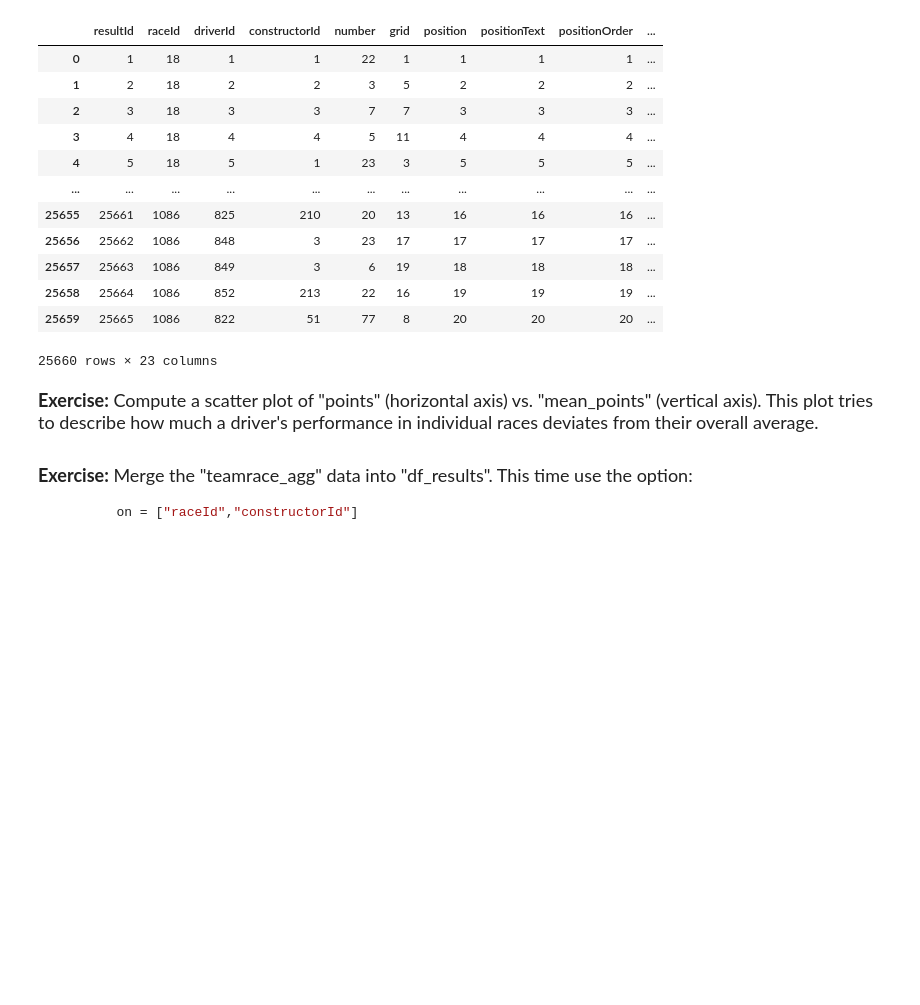
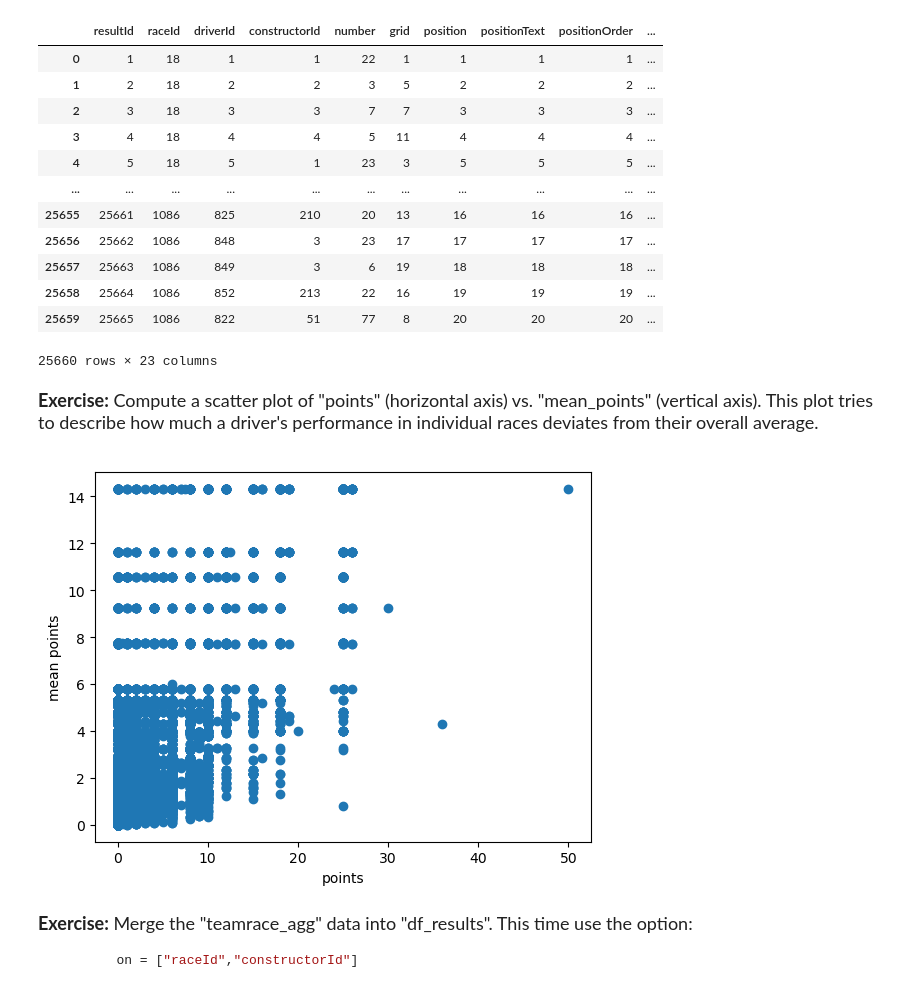
Before and after one commit to jsoon548/qtm151fall2025, a Jupyter notebook: Lecture_15-grouping_aggregating_merging/Lecture15.ipynb, the cells around one changed output. Drawn from its saved outputs; the diff is of its cells as text; code cells hidden in the pictures; blank space fills up the shorter version.

```diff
--- a/Lecture_15-grouping_aggregating_merging/Lecture15.ipynb
+++ b/Lecture_15-grouping_aggregating_merging/Lecture15.ipynb
@@ -631,6 +669,12 @@ results_merge
 **Exercise:** Compute a scatter plot of "points" (horizontal axis) vs. "mean_points" (vertical axis). This plot tries to describe how much a driver's performance in individual races deviates from their overall average.
 # %%
 # your code here
+plt.scatter(x = results_merge["points"], y = results_merge["mean_points"])
+plt.xlabel("points")
+plt.ylabel("mean points")
+plt.show()
+# %% [output]
+[figure, added]
 # %% [markdown]
 <font size = "4">
 
```
Also changed, not shown: parts of 3 cells of this notebook, 1 other file.
